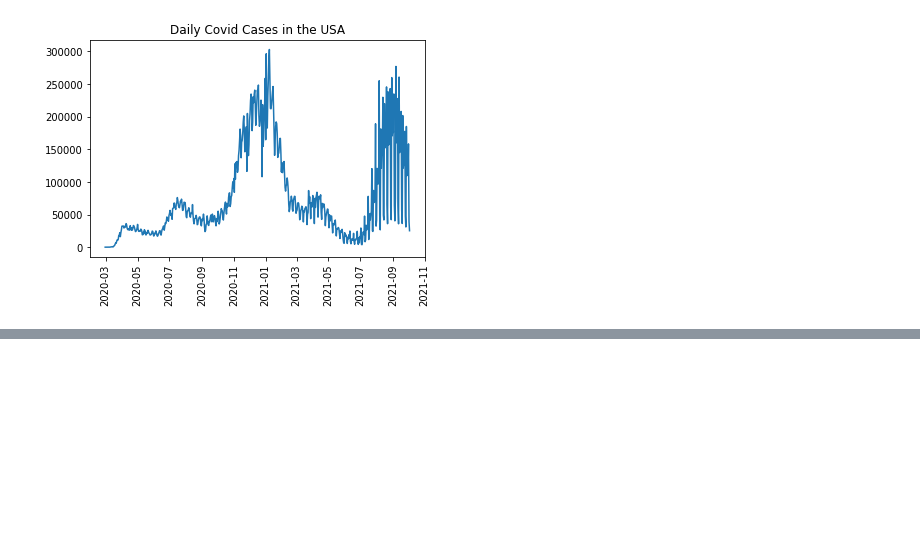
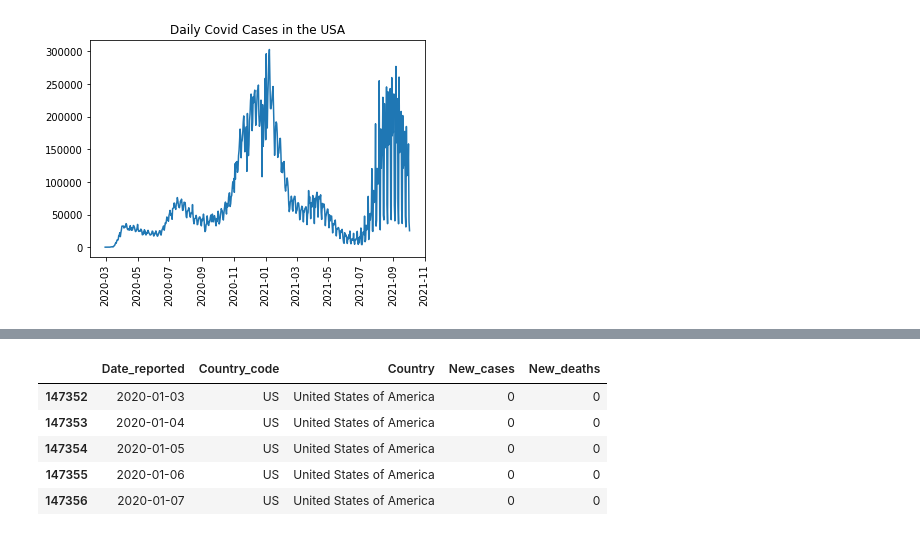
Before and after one commit to michanky/Streamlit_Git, a Jupyter notebook: Covid_data.ipynb, the cells around one changed output, grey strips where cells are left out. Saved outputs shown, nothing was run; the diff lists cells and outputs as text; code cells hidden in the pictures; blank space fills up the shorter version.

```diff
--- a/Covid_data.ipynb
+++ b/Covid_data.ipynb
@@ -37,0 +59,10 @@ plt.show()
+# %%
+us_data = who_data2[who_data['Country_code'] == 'US']
+us_data.head()
+# %% [output]
+|  | Date_reported | Country_code | Country | New_cases | New_deaths |
+| 147352 | 2020-01-03 | US | United States of America | 0 | 0 |
+| 147353 | 2020-01-04 | US | United States of America | 0 | 0 |
+| 147354 | 2020-01-05 | US | United States of America | 0 | 0 |
+| 147355 | 2020-01-06 | US | United States of America | 0 | 0 |
+| 147356 | 2020-01-07 | US | United States of America | 0 | 0 |
```
Also changed, not shown: parts of 10 cells of this notebook, 2 other files.
